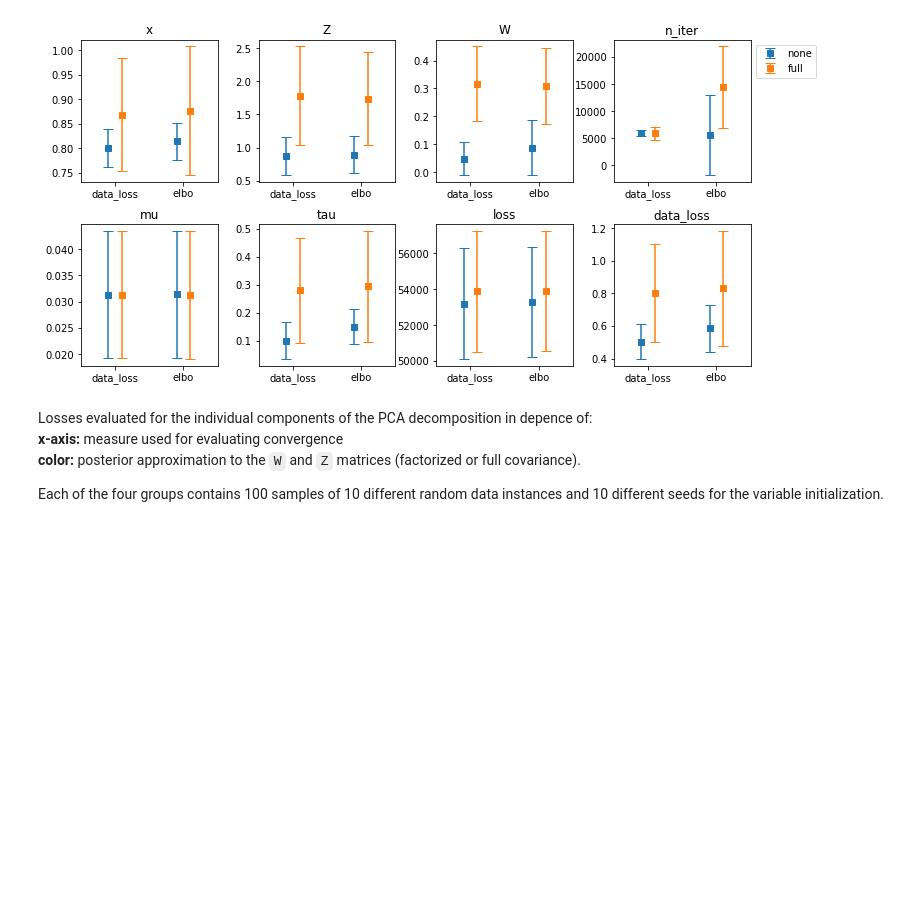
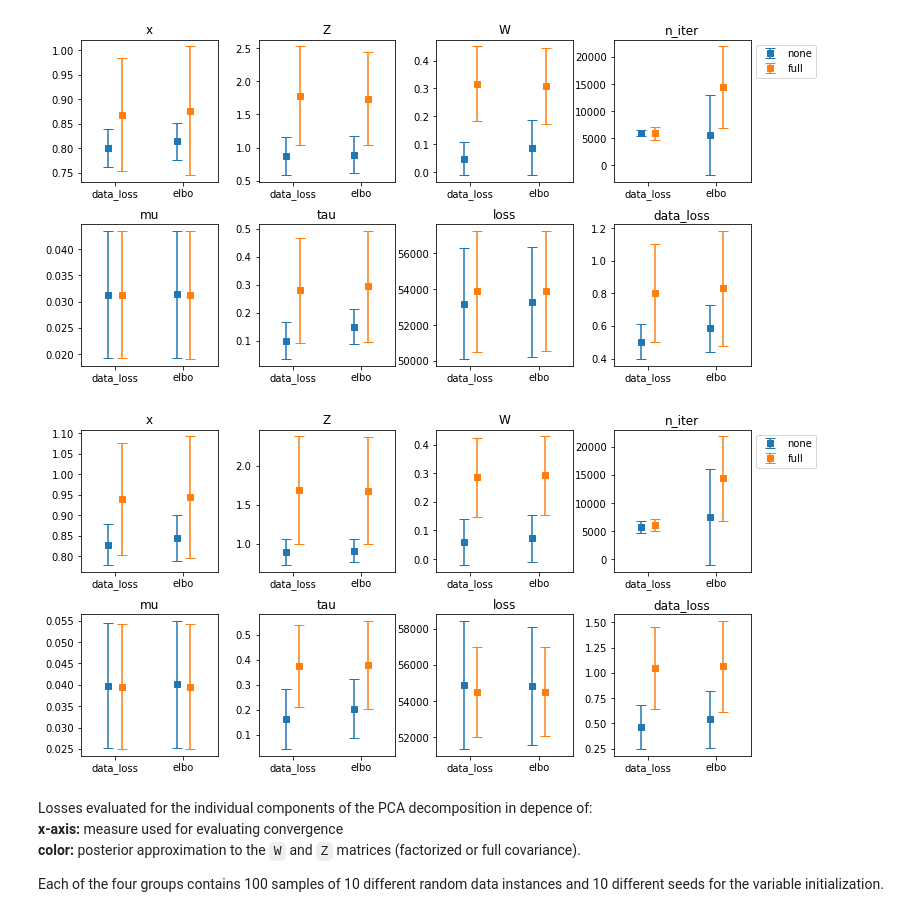
Before and after one commit to betaplane/cezanne, a Jupyter notebook: notebooks/PPCA.ipynb, the cells around one changed output. Drawn from its saved outputs; the diff is of its cells as text; code cells hidden in the pictures; blank space fills up the shorter version.

Commit message:
added plotting to tests.Test

```diff
--- a/notebooks/PPCA.ipynb
+++ b/notebooks/PPCA.ipynb
@@ -713,6 +700,15 @@ for k, x in enumerate(['x', 'Z', 'W', 'n_iter', 'mu', 'tau', 'loss', 'data_loss'
 axs[0, 3].legend(loc='upper left', bbox_to_anchor=(1, 1));
 # %% [output]
 [figure]
+# %%
+test = tests.Test('../python/pca/convergence2.h5', 'data_loss_vs_elbo', plot=True)
+# %%
+# 'pca_tf_placeholder' branch
+
+axs = test.plot({'convergence_test':['data_loss', 'elbo']},{'covariance':['none', 'full']})
+axs[0, 3].legend(loc='upper left', bbox_to_anchor=(1, 1));
+# %% [output]
+[figure, added]
 # %% [markdown]
 Losses evaluated for the individual components of the PCA decomposition in depence of:
 **x-axis:** measure used for evaluating convergence
```
Also changed, not shown: parts of 22 cells of this notebook, 3 other files.
